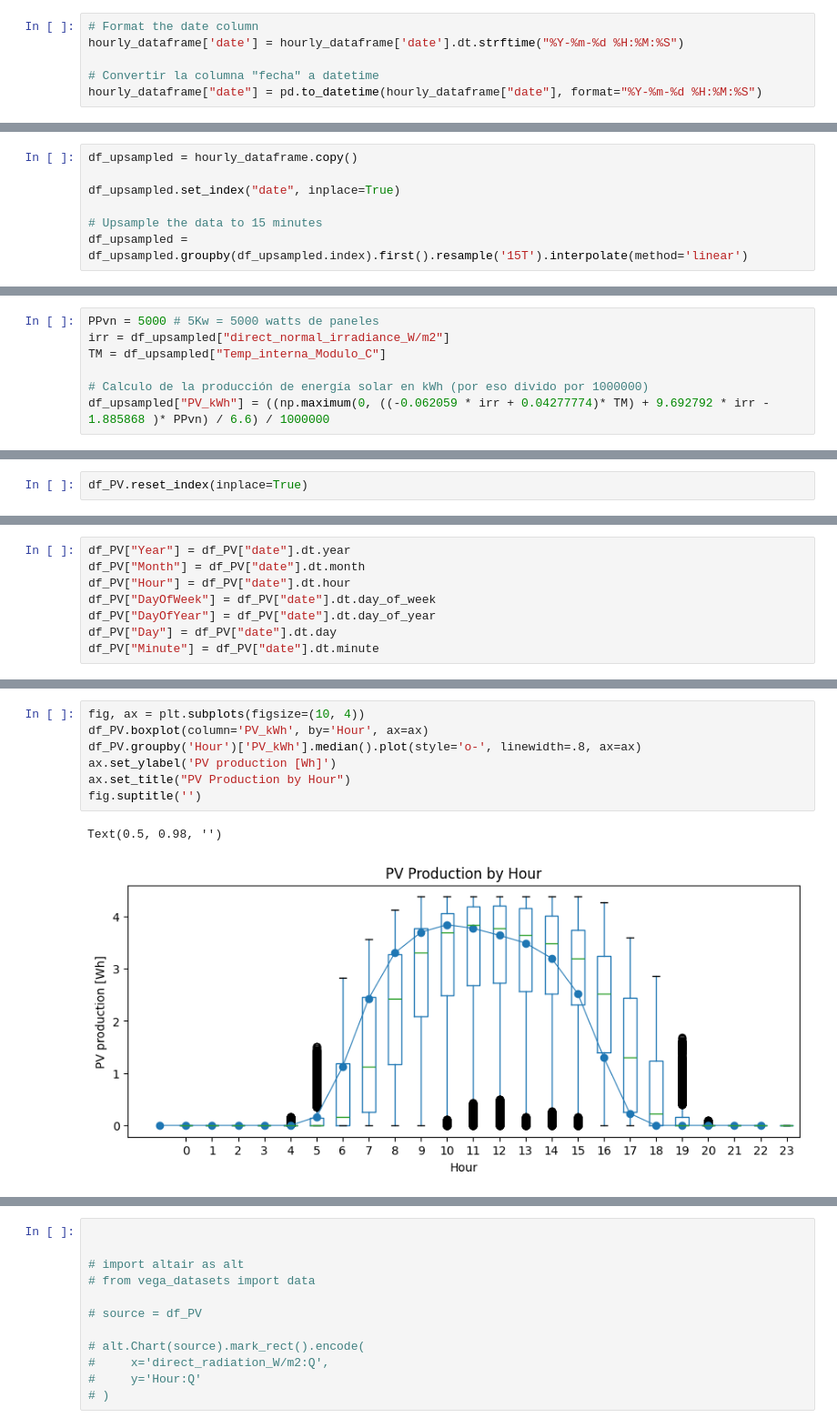
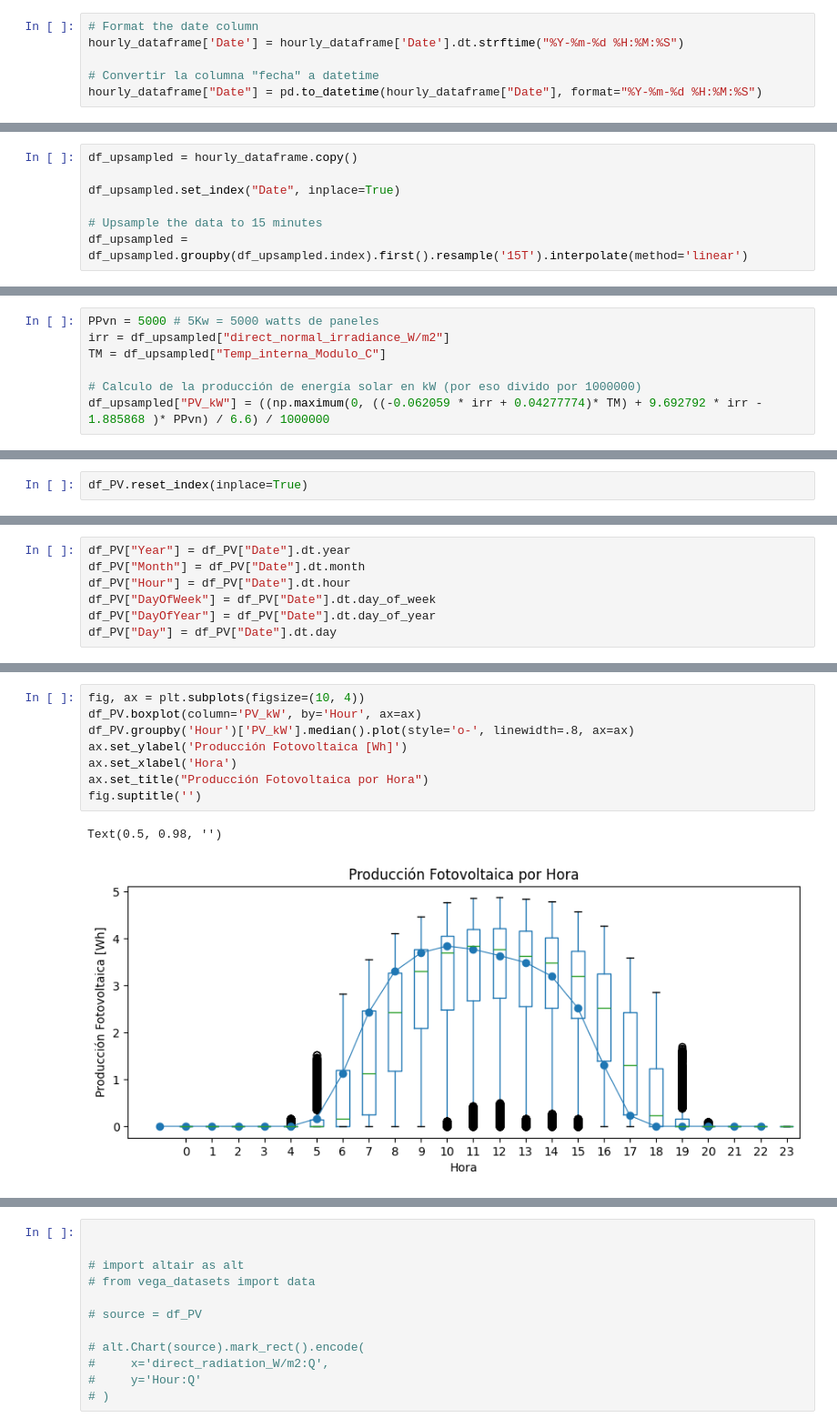
Before and after one commit to AFernandezBenages/WP4, a Jupyter notebook: code/casalMonsterratina_producciónSolar.ipynb, the cells around one changed output, grey strips where cells are left out. Shown at 91% size. Drawn from its saved outputs; the diff is of its cells as text.

```diff
--- a/code/casalMonsterratina_producciónSolar.ipynb
+++ b/code/casalMonsterratina_producciónSolar.ipynb
@@ -222,10 +221,10 @@ Columns dropped: ['precipitation_probability_%', 'visibility_', 'evapotranspirat
 hourly_dataframe.drop(columns=["precipitation_mm"], inplace=True)
 # %%
 # Format the date column
-hourly_dataframe['date'] = hourly_dataframe['date'].dt.strftime("%Y-%m-%d %H:%M:%S")
+hourly_dataframe['Date'] = hourly_dataframe['Date'].dt.strftime("%Y-%m-%d %H:%M:%S")
 
 # Convertir la columna "fecha" a datetime
-hourly_dataframe["date"] = pd.to_datetime(hourly_dataframe["date"], format="%Y-%m-%d %H:%M:%S")
+hourly_dataframe["Date"] = pd.to_datetime(hourly_dataframe["Date"], format="%Y-%m-%d %H:%M:%S")
 # %%
 hourly_dataframe.head()
 # %% [output]
@@ -261,7 +260,7 @@ memory usage: 2.8 MB
 # %%
 df_upsampled = hourly_dataframe.copy()
 
-df_upsampled.set_index("date", inplace=True)
+df_upsampled.set_index("Date", inplace=True)
 
 # Upsample the data to 15 minutes
 df_upsampled = df_upsampled.groupby(df_upsampled.index).first().resample('15T').interpolate(method='linear')
@@ -314,8 +313,8 @@ PPvn = 5000 # 5Kw = 5000 watts de paneles
 irr = df_upsampled["direct_normal_irradiance_W/m2"]
 TM = df_upsampled["Temp_interna_Modulo_C"]
 
-# Calculo de la producción de energía solar en kWh (por eso divido por 1000000)
-df_upsampled["PV_kWh"] = ((np.maximum(0, ((-0.062059 * irr + 0.04277774)* TM) + 9.692792 * irr - 1.885868 )* PPvn) / 6.6) / 1000000
+# Calculo de la producción de energía solar en kW (por eso divido por 1000000)
+df_upsampled["PV_kW"] = ((np.maximum(0, ((-0.062059 * irr + 0.04277774)* TM) + 9.692792 * irr - 1.885868 )* PPvn) / 6.6) / 1000000
 # %%
 df_upsampled.sample(5)
 # %% [output]
@@ -502,11 +468,10 @@ memory usage: 16.6 MB
 # %%
-df_PV["Year"] = df_PV["date"].dt.year
-df_PV["Month"] = df_PV["date"].dt.month
-df_PV["Hour"] = df_PV["date"].dt.hour
-df_PV["DayOfWeek"] = df_PV["date"].dt.day_of_week
-df_PV["DayOfYear"] = df_PV["date"].dt.day_of_year
-df_PV["Day"] = df_PV["date"].dt.day
-df_PV["Minute"] = df_PV["date"].dt.minute
+df_PV["Year"] = df_PV["Date"].dt.year
+df_PV["Month"] = df_PV["Date"].dt.month
+df_PV["Hour"] = df_PV["Date"].dt.hour
+df_PV["DayOfWeek"] = df_PV["Date"].dt.day_of_week
+df_PV["DayOfYear"] = df_PV["Date"].dt.day_of_year
+df_PV["Day"] = df_PV["Date"].dt.day
 # %%
 df_PV.head(2)
 # %% [output]
@@ -560,14 +526,15 @@ heatmap.show()
 [interactive output not drawn]
 # %%
 fig, ax = plt.subplots(figsize=(10, 4))
-df_PV.boxplot(column='PV_kWh', by='Hour', ax=ax)
-df_PV.groupby('Hour')['PV_kWh'].median().plot(style='o-', linewidth=.8, ax=ax)
-ax.set_ylabel('PV production [Wh]')
-ax.set_title("PV Production by Hour")
+df_PV.boxplot(column='PV_kW', by='Hour', ax=ax)
+df_PV.groupby('Hour')['PV_kW'].median().plot(style='o-', linewidth=.8, ax=ax)
+ax.set_ylabel('Producción Fotovoltaica [Wh]')
+ax.set_xlabel('Hora')
+ax.set_title("Producción Fotovoltaica por Hora")
 fig.suptitle('')
 # %% [output]
 Text(0.5, 0.98, '')
-[figure, old version]
+[figure, new version]
 # %%
 
 # We will create a pivot table to facilitate the heatmap creation
```
Also changed, not shown: parts of 34 cells of this notebook, 29 other files.
